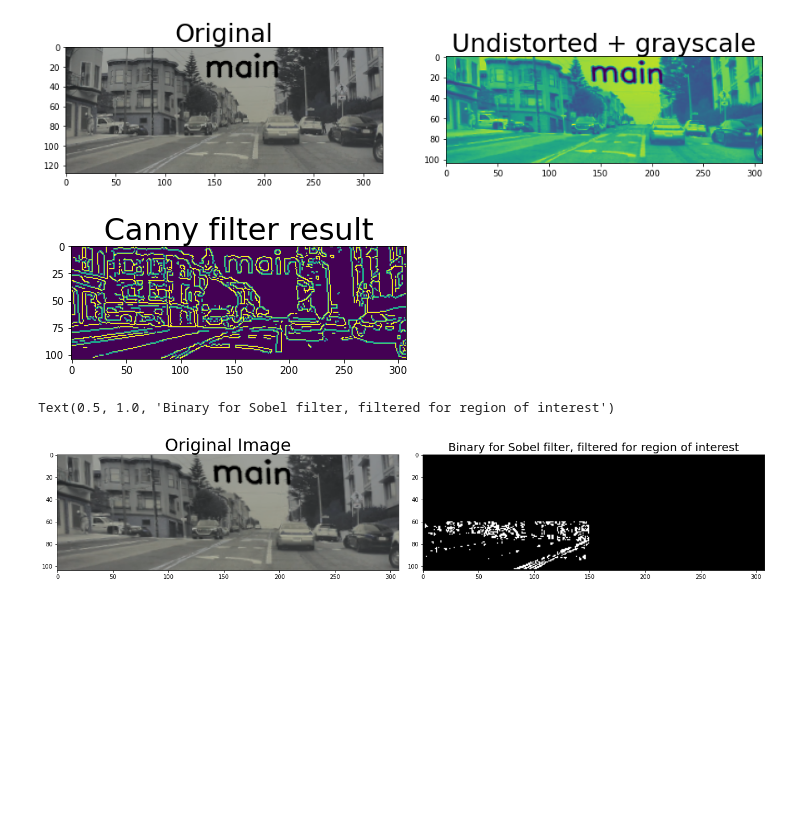
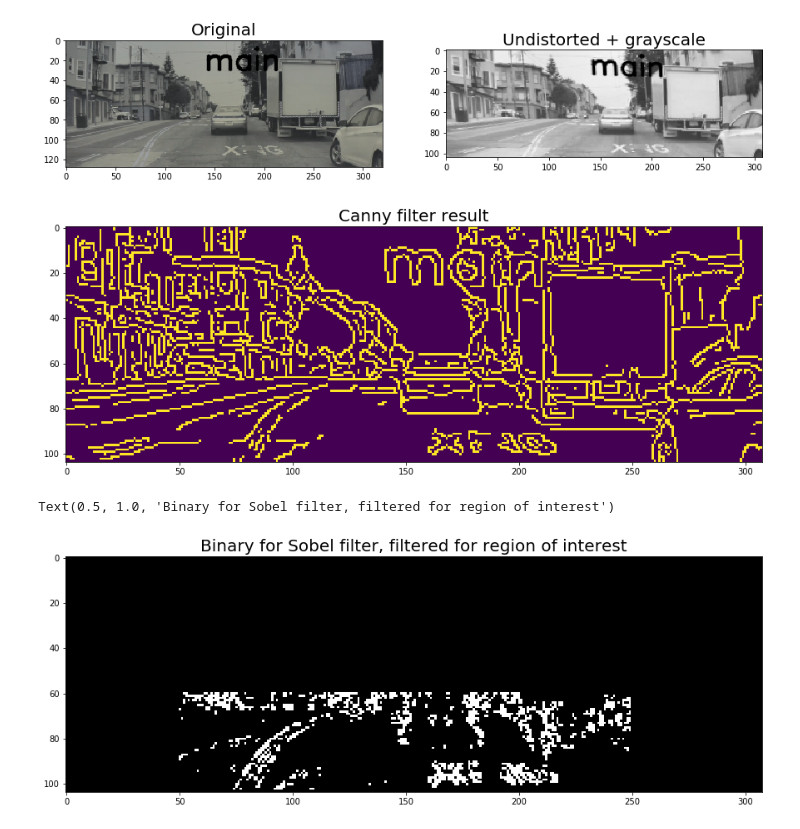
Before and after one commit to BOrmond/C106A_Final_Project, a Jupyter notebook: Image_Processing.ipynb, the cells around one changed output. Saved outputs shown, nothing was run; the diff lists cells and outputs as text; code cells hidden in the pictures; blank space fills up the shorter version.

```diff
--- a/Image_Processing.ipynb
+++ b/Image_Processing.ipynb
@@ -42,7 +42,7 @@ for file in images:
 #plots the original and undistorted grayscale image
 fig, ax = plt.subplots(1, 2, figsize=(15, 15))
 
-image_name = "0902.png"
+image_name = "0844.png"
 
 # original, distorted, image
 original = cv.imread("main/" + image_name)
@@ -52,26 +52,27 @@ undist = cv.imread("proc_main/proc_" + image_name)
 gray = cv.cvtColor(undist, cv.COLOR_BGR2GRAY)
 
 ax[0].imshow(original)
-ax[0].set_title('Original', fontsize=30)
-ax[1].imshow(gray)
-ax[1].set_title('Undistorted + grayscale', fontsize=30);
+ax[0].set_title('Original', fontsize=20)
+ax[1].imshow(gray, cmap="gray")
+ax[1].set_title('Undistorted + grayscale', fontsize=20);
 # %% [output]
-[figure, old version]
+[figure, new version]
 # %%
 # (Unsuccessful) Canny Filter
 
 # Blur the image to make borders more clear
 blur_gray = cv.GaussianBlur(gray,(3, 3), 0)
 
 # Apply Canny filter
 img_can = cv.Canny(blur_gray, 45, 50) #threshold1 = 45, threshold2 = 50
 
+plt.figure(figsize=(15, 12))
 plt.imshow(img_can)
-plt.title('Canny filter result', fontsize=30);
+plt.title('Canny filter result', fontsize=20);
 
 # REMARK: this is actually succesful, but we have to select only the region of the road. Is this possible?
 # %% [output]
-[figure, old version]
+[figure, new version]
 # %%
 # Sobel Filter
 #https://medium.com/swlh/computer-vision-advanced-lane-detection-through-thresholding-8a4dea839179
@@ -110,18 +108,10 @@ binary[:, 150:] = 0
-# %%
-# Plot the result
-f, ax = plt.subplots(1, 2, figsize=(18, 9))
-f.tight_layout()
-
-# The original image
-ax[0].imshow(undist)
-ax[0].set_title('Original Image', fontsize=30)
-
-# The result of the sobel filter in x and y
-ax[1].imshow(binary, cmap='gray')
-ax[1].set_title('Binary for Sobel filter, filtered for region of interest', fontsize=20)
-# %% [output]
-Text(0.5, 1.0, 'Binary for Sobel filter, filtered for region of interest')
-[figure, removed]
+# %%
+plt.figure(figsize=(15, 12))
+plt.imshow(binary, cmap='gray')
+plt.title('Binary for Sobel filter, filtered for region of interest', fontsize=20)
+# %% [output]
+Text(0.5, 1.0, 'Binary for Sobel filter, filtered for region of interest')
+[figure, added]
 # %%
 # (Unsuccesful) Hough Lines. Why? These lines are always linear, for one
 # https://docs.opencv.org/3.4/dd/d1a/group__imgproc__feature.html#ga8618180a5948286384e3b7ca02f6feeb
```
Also changed, not shown: parts of 13 cells of this notebook.
